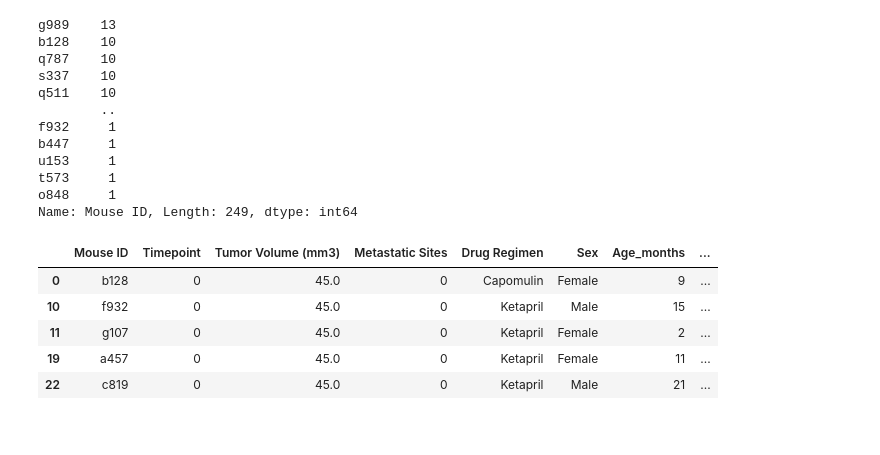
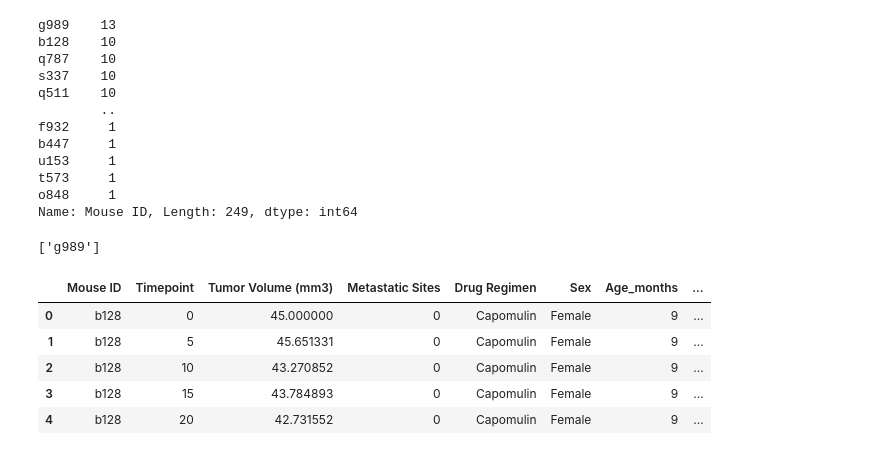
Before and after one commit to bec-n/matplotlib-challenge, a Jupyter notebook: Pymaceuticals.ipynb, the cells around one changed output. Saved outputs shown, nothing was run; the diff lists cells and outputs as text; code cells hidden in the pictures.

```diff
--- a/Pymaceuticals.ipynb
+++ b/Pymaceuticals.ipynb
@@ -79,16 +80,23 @@ u153     1
 t573     1
 o848     1
 Name: Mouse ID, Length: 249, dtype: int64
+# %%
+# Getting the duplicate mice by ID number that shows up for Mouse ID and Timepoint.
+duplicate_rows = combined_df[combined_df.duplicated(["Mouse ID", "Timepoint"], keep=False)]
+duplicate_mouse = list(duplicate_rows["Mouse ID"].unique())
+print(f"{duplicate_mouse}")
+# %% [output]
+['g989']
 # %%
 # Create a clean DataFrame by dropping the duplicate mouse by its ID.
-clean_df = combined_df.drop_duplicates(subset = ["Mouse ID"])
+clean_df = combined_df.loc[(combined_df["Mouse ID"] != "g989")]
 clean_df.head()
 # %% [output]
 |  | Mouse ID | Timepoint | Tumor Volume (mm3) | Metastatic Sites | Drug Regimen | Sex | Age_months | ... |
-| 0 | b128 | 0 | 45.0 | 0 | Capomulin | Female | 9 | ... |
-| 10 | f932 | 0 | 45.0 | 0 | Ketapril | Male | 15 | ... |
-| 11 | g107 | 0 | 45.0 | 0 | Ketapril | Female | 2 | ... |
-| 19 | a457 | 0 | 45.0 | 0 | Ketapril | Female | 11 | ... |
-| 22 | c819 | 0 | 45.0 | 0 | Ketapril | Male | 21 | ... |
+| 0 | b128 | 0 | 45.000000 | 0 | Capomulin | Female | 9 | ... |
+| 1 | b128 | 5 | 45.651331 | 0 | Capomulin | Female | 9 | ... |
+| 2 | b128 | 10 | 43.270852 | 0 | Capomulin | Female | 9 | ... |
+| 3 | b128 | 15 | 43.784893 | 0 | Capomulin | Female | 9 | ... |
+| 4 | b128 | 20 | 42.731552 | 0 | Capomulin | Female | 9 | ... |
 # %%
 # Checking the number of mice in the clean DataFrame.
```
Also changed, not shown: parts of 9 cells of this notebook.
